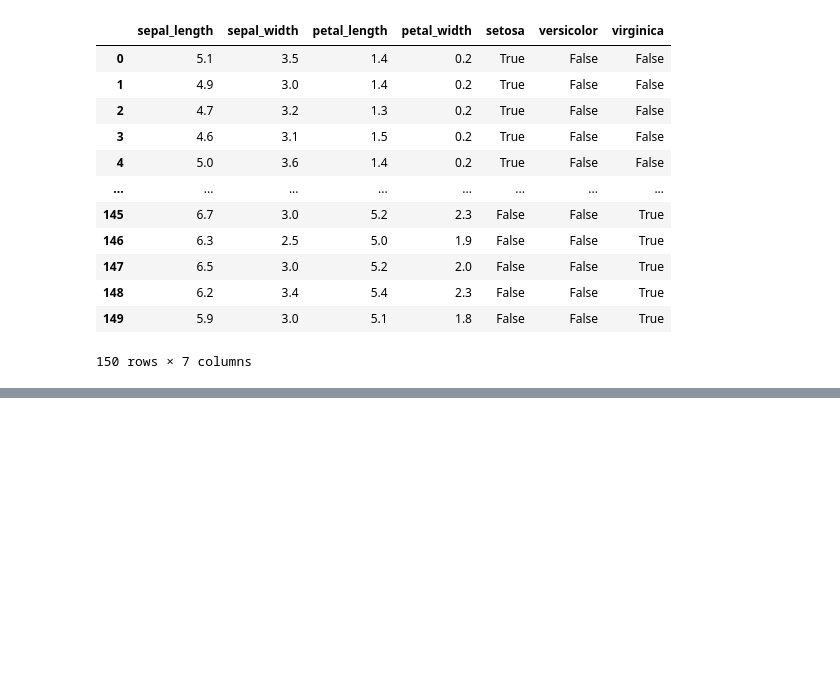
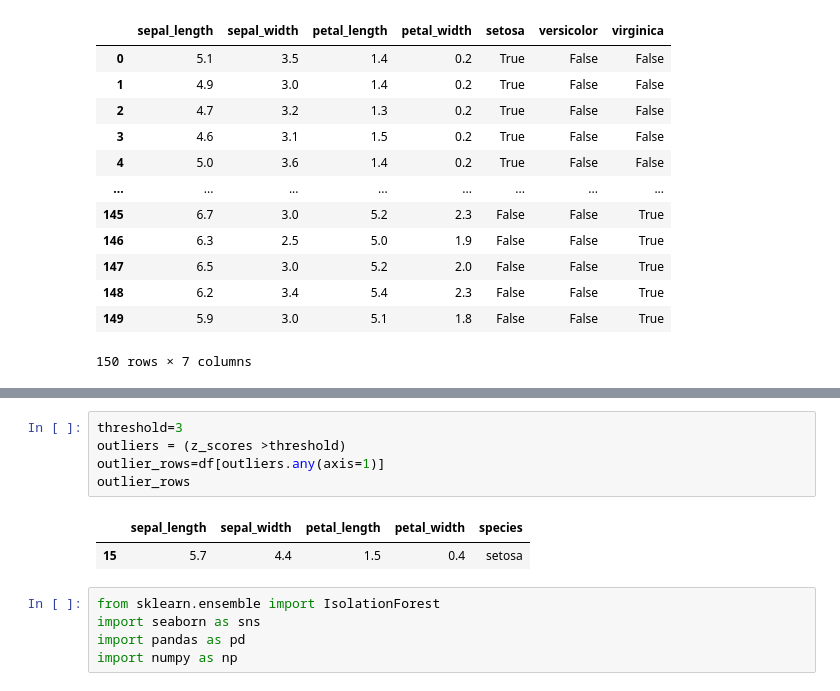
Before and after one commit to MeghanaPidaparthi/ExcelR-tutorials, a Jupyter notebook: Day16.ipynb, the cells around one changed output, grey strips where cells are left out. Cells and saved outputs as stored; diff of their text form; blank space fills up the shorter version.

```diff
--- a/Day16.ipynb
+++ b/Day16.ipynb
@@ -41,0 +99,13 @@ df
+# %%
+threshold=3
+outliers = (z_scores >threshold)
+outlier_rows=df[outliers.any(axis=1)]
+outlier_rows
+# %% [output]
+|  | sepal_length | sepal_width | petal_length | petal_width | species |
+| 15 | 5.7 | 4.4 | 1.5 | 0.4 | setosa |
+# %%
+from sklearn.ensemble import IsolationForest
+import seaborn as sns
+import pandas as pd
+import numpy as np
```
Also changed, not shown: parts of 11 cells of this notebook.
